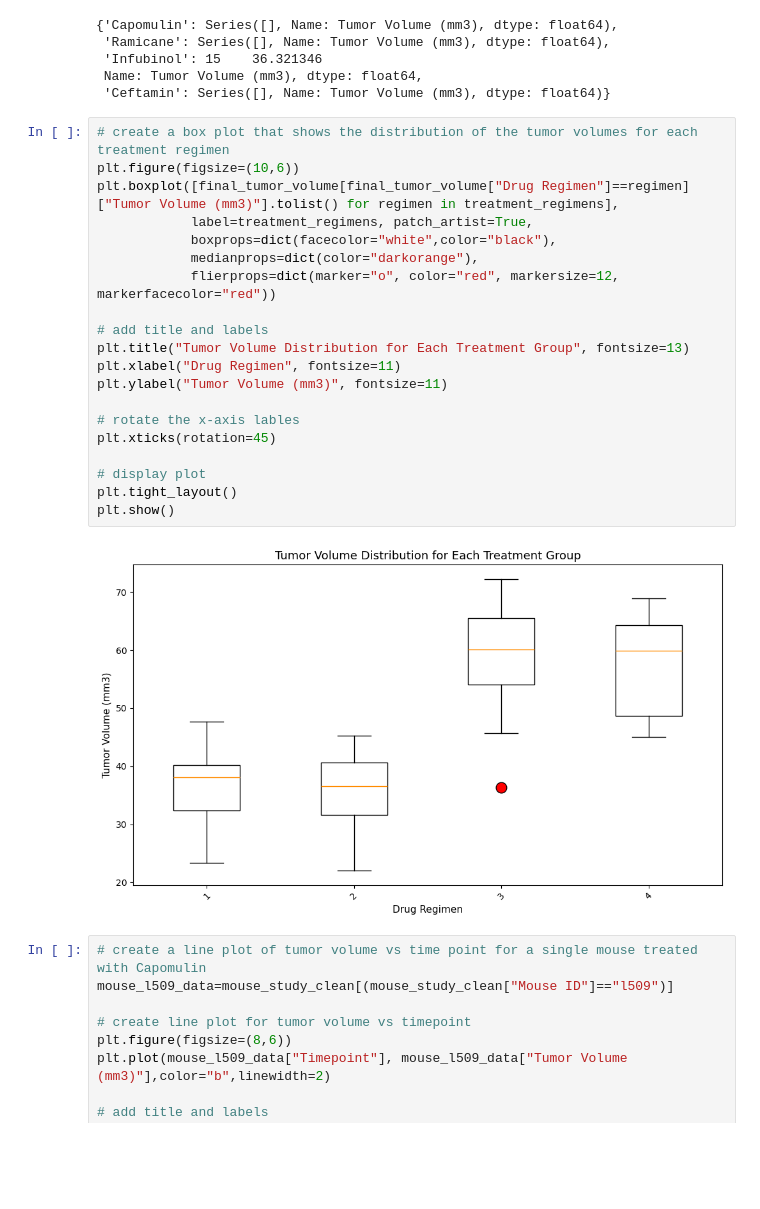
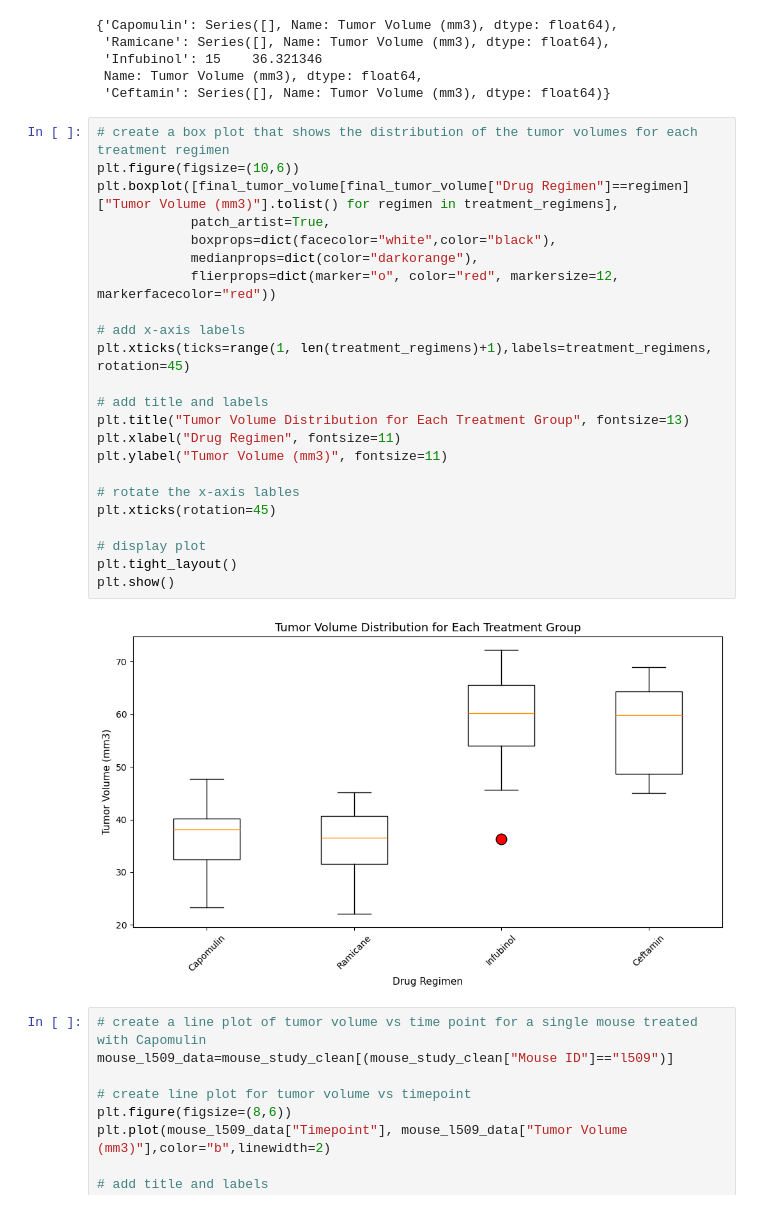
Before and after one commit to eli-crawley/pymaceuticals, a Jupyter notebook: pymaceuticals.ipynb, the cells around one changed output. Cells and saved outputs as stored; diff of their text form; blank space fills up the shorter version.

```diff
--- a/pymaceuticals.ipynb
+++ b/pymaceuticals.ipynb
@@ -269,25 +269,28 @@ outliers
 # %%
 # create a box plot that shows the distribution of the tumor volumes for each treatment regimen
 plt.figure(figsize=(10,6))
 plt.boxplot([final_tumor_volume[final_tumor_volume["Drug Regimen"]==regimen]["Tumor Volume (mm3)"].tolist() for regimen in treatment_regimens],
-            label=treatment_regimens, patch_artist=True,
+            patch_artist=True,
             boxprops=dict(facecolor="white",color="black"),
             medianprops=dict(color="darkorange"),
             flierprops=dict(marker="o", color="red", markersize=12, markerfacecolor="red"))
+
+# add x-axis labels
+plt.xticks(ticks=range(1, len(treatment_regimens)+1),labels=treatment_regimens, rotation=45)
 
 # add title and labels
 plt.title("Tumor Volume Distribution for Each Treatment Group", fontsize=13)
 plt.xlabel("Drug Regimen", fontsize=11)
 plt.ylabel("Tumor Volume (mm3)", fontsize=11)
 
 # rotate the x-axis lables
 plt.xticks(rotation=45)
 
 # display plot
 plt.tight_layout()
 plt.show()
 # %% [output]
-[figure, old version]
+[figure, new version]
 # %%
 # create a line plot of tumor volume vs time point for a single mouse treated with Capomulin
 mouse_l509_data=mouse_study_clean[(mouse_study_clean["Mouse ID"]=="l509")]
```
Also changed, not shown: 1 other file.
